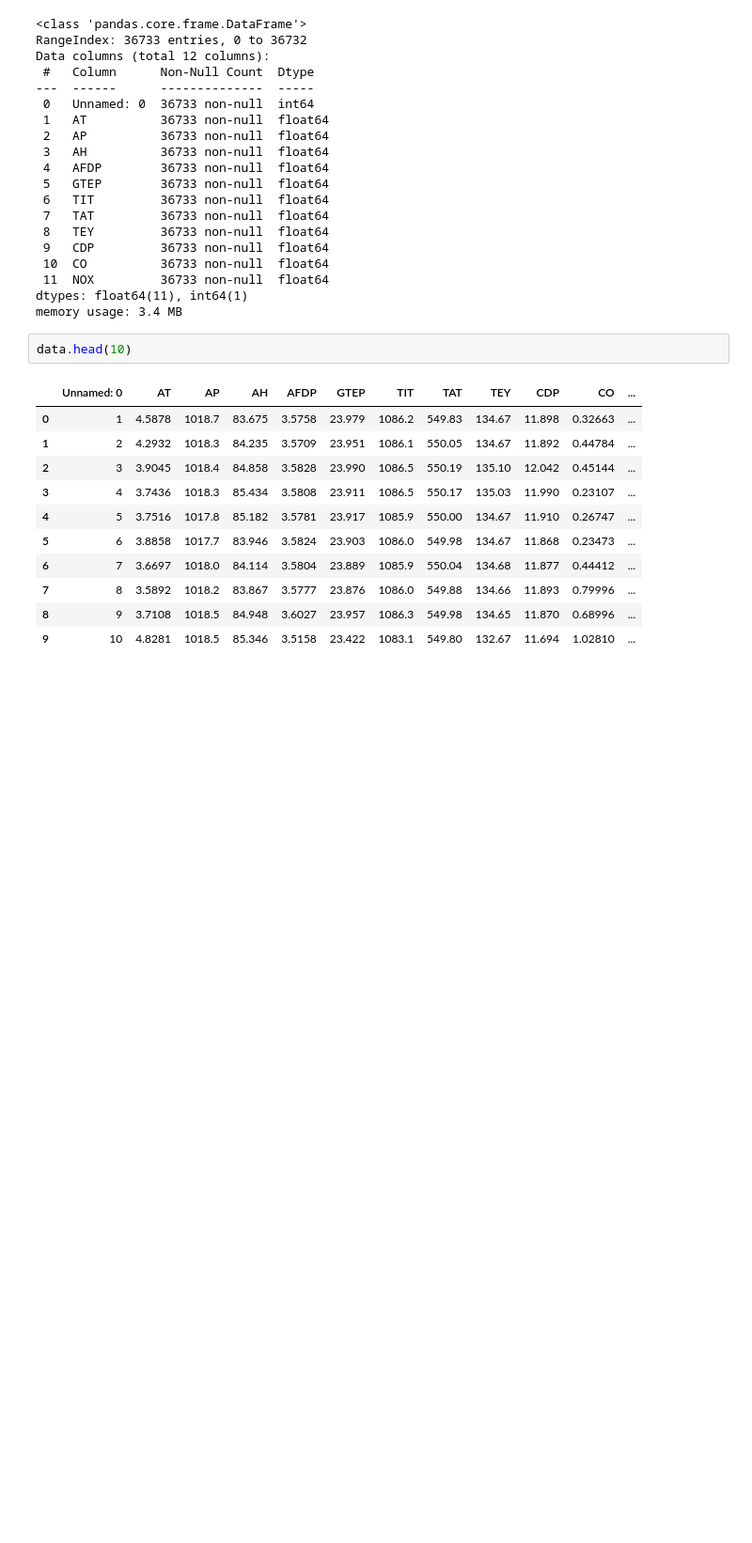
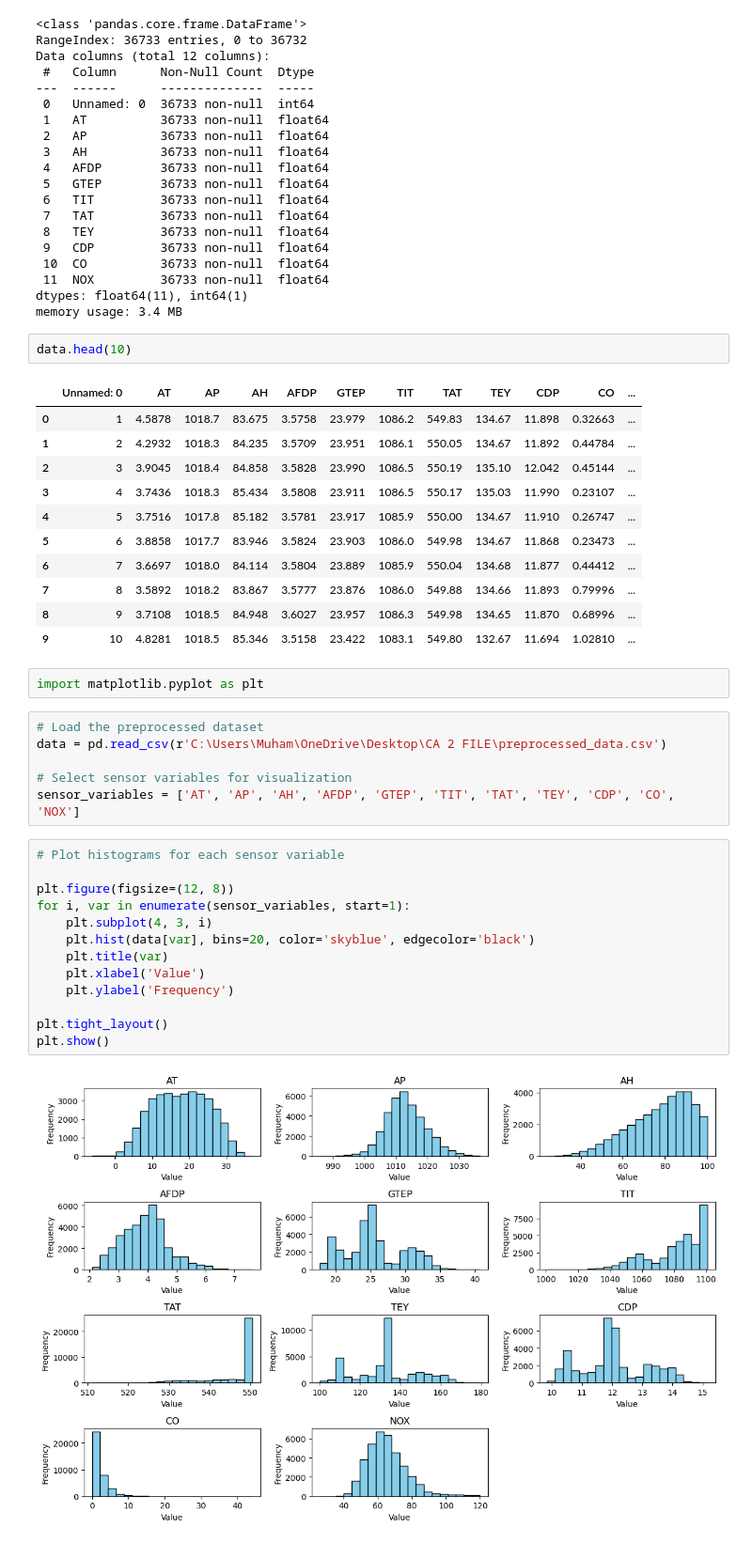
Before and after one commit to 2021402/CA1-Sem-2-MSc-in-Data-Analytics-, a Jupyter notebook: Long Short-Term Memory (LSTM) Networks.ipynb, the cells around one changed output. Shown at 94% size. Saved outputs shown, nothing was run; the diff lists cells and outputs as text; blank space fills up the shorter version.

```diff
--- a/Long Short-Term Memory (LSTM) Networks.ipynb
+++ b/Long Short-Term Memory (LSTM) Networks.ipynb
@@ -63,3 +65,26 @@ data.head(10)
 | 7 | 8 | 3.5892 | 1018.2 | 83.867 | 3.5777 | 23.876 | 1086.0 | 549.88 | 134.66 | 11.893 | 0.79996 | ... |
 | 8 | 9 | 3.7108 | 1018.5 | 84.948 | 3.6027 | 23.957 | 1086.3 | 549.98 | 134.65 | 11.870 | 0.68996 | ... |
 | 9 | 10 | 4.8281 | 1018.5 | 85.346 | 3.5158 | 23.422 | 1083.1 | 549.80 | 132.67 | 11.694 | 1.02810 | ... |
+# %%
+import matplotlib.pyplot as plt
+# %%
+# Load the preprocessed dataset
+data = pd.read_csv(r'C:\Users\Muham\OneDrive\Desktop\CA 2 FILE\preprocessed_data.csv')
+
+# Select sensor variables for visualization
+sensor_variables = ['AT', 'AP', 'AH', 'AFDP', 'GTEP', 'TIT', 'TAT', 'TEY', 'CDP', 'CO', 'NOX']
+# %%
+# Plot histograms for each sensor variable
+
+plt.figure(figsize=(12, 8))
+for i, var in enumerate(sensor_variables, start=1):
+    plt.subplot(4, 3, i)
+    plt.hist(data[var], bins=20, color='skyblue', edgecolor='black')
+    plt.title(var)
+    plt.xlabel('Value')
+    plt.ylabel('Frequency')
+
+plt.tight_layout()
+plt.show()
+# %% [output]
+[figure, added]
```
Also changed, not shown: parts of 1 cell of this notebook.
